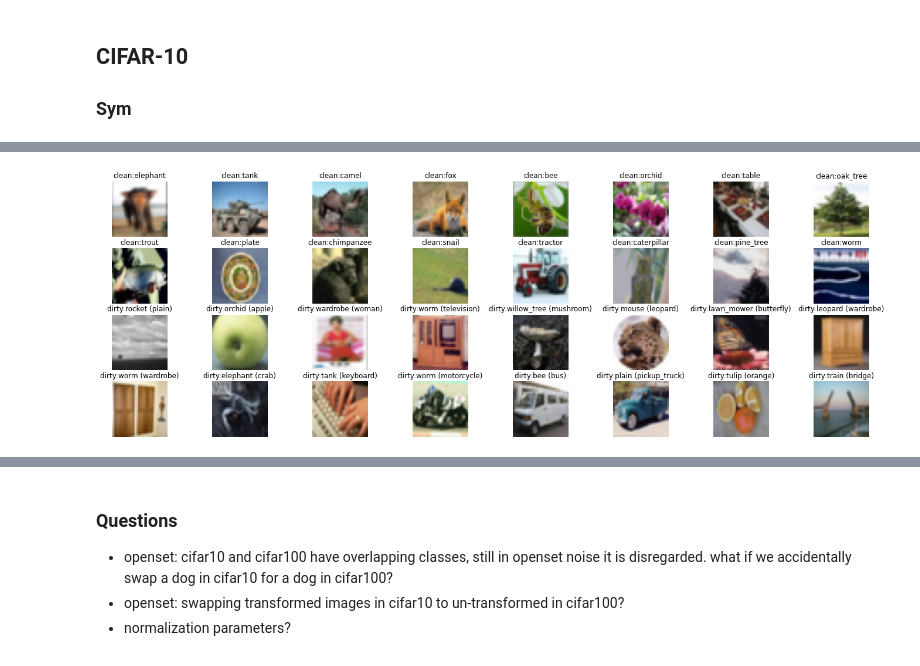
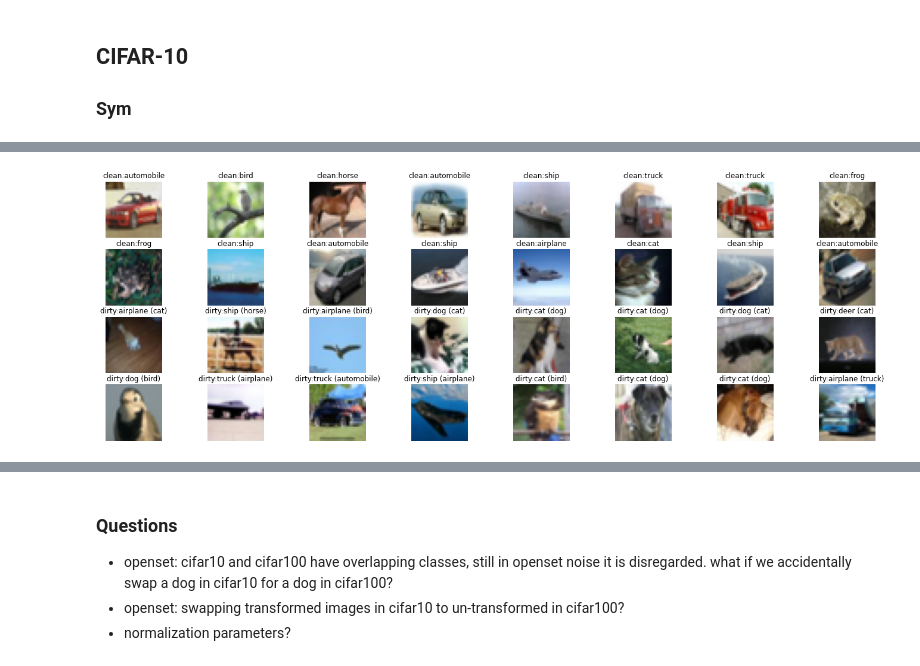
Before and after one commit to mark-antal-csizmadia/re-sln, a Jupyter notebook: scratch.ipynb, the cells around one changed output, grey strips where cells are left out. Drawn from its saved outputs; the diff is of its cells as text; code cells hidden in the pictures.

Commit message:
cifar10 and cifar100 all inherent label noise from paper and custom noise generation implementation done

```diff
--- a/scratch.ipynb
+++ b/scratch.ipynb
@@ -91,3 +31,0 @@ def get_datta_loaders():
-# %%
-dataset_name = "cifar10"
-train_dataset, test_dataset = get_datasets(dataset_name, datapath)
@@ -452,68 +382,85 @@ def show_imgs(class_to_idx_list, train_dataset, **kwargs):
         plt.imshow(img.permute(1, 2, 0))
 
     plt.show()
+# %%
+def check_combos(dataset_name, noise_mode, custom_noise):
+    cond_fail_1 = custom_noise and dataset_name in ["cifar10", "cifar100"] and noise_mode == "dependent"
+    cond_fail_2 = dataset_name == "cifar100" and noise_mode == "openset"
+    cond_fail = cond_fail_1 or cond_fail_2
+    assert not cond_fail, f"Incorrect combo: dataset_name:{dataset_name}, noise_mode:{noise_mode}, custom_noise:{custom_noise}"
+    return cond_fail
 # %% [markdown]
 ## CIFAR-10
 
 ### Sym
 # %%
-dataset_name = "cifar100"
-noise_mode = "sym"
+# dataset_names ["cifar10", "cifar100"]
+# noise_modes ["sym", "asym", "openset", "dependent"]
+# p any probability fro noise to 1 decimal, e.g.: 0.3, 0.6
+# custom_noise if True, use custom noise (not by authors in GitHub), else from their GitHub
+# make_new_custom_noise if True, make custom noise files
+
+dataset_name = "cifar10"
+noise_mode = "dependent"
 p = 0.4
+custom_noise = False
+make_new_custom_noise = False
+
+check_combos(dataset_name, noise_mode, custom_noise)
 
 if dataset_name == "cifar10":
+    means, stds = get_normalization_params(dataset_name=dataset_name, datapath=datapath)
+
     train_transform = transforms.Compose([transforms.RandomCrop(32, padding=4),
                                           transforms.RandomHorizontalFlip(),
                                           transforms.ToTensor(),
-                                          transforms.Normalize((0.4914, 0.4822, 0.4465), (0.2023, 0.1994, 0.2010))])
+                                          transforms.Normalize(means, stds)])
 
-    test_transform = transforms.Compose([transforms.ToTensor(), transforms.Normalize((0.4914, 0.4822, 0.4465), (0.2023, 0.1994, 0.2010))])
+    test_transform = transforms.Compose([transforms.ToTensor(), transforms.Normalize(means, stds)])
 
     train_dataset = datasets.CIFAR10(os.path.join(datapath, dataset_name), train=True, transform=train_transform, download=True)
-    train_dataset_viz = datasets.CIFAR10(os.path.join(datapath, dataset_name), train=True, transform=transforms.ToTensor(), download=True)
     test_dataset = datasets.CIFAR10(os.path.join(datapath, dataset_name), train=False, transform=test_transform)
 
 elif dataset_name == "cifar100":
-    train_transform = transforms.Compose([transforms.RandomCrop(32, padding=4), transforms.RandomHorizontalFlip(),
+    means, stds = get_normalization_params(dataset_name=dataset_name, datapath=datapath)
+
+    train_transform = transforms.Compose([transforms.RandomCrop(32, padding=4),
+                                          transforms.RandomHorizontalFlip(),
                                           transforms.ToTensor(),
-                                          transforms.Normalize((0.5071, 0.4867, 0.4408), (0.2675, 0.2565, 0.2761))])
+                                          transforms.Normalize(means, stds)])
 
-    test_transform = transforms.Compose([transforms.ToTensor(), transforms.Normalize((0.5071, 0.4867, 0.4408), (0.2675, 0.2565, 0.2761))])
+    test_transform = transforms.Compose([transforms.ToTensor(), transforms.Normalize(means, stds)])
 
     train_dataset = datasets.CIFAR100(os.path.join(datapath, dataset_name), train=True, transform=train_transform, download=True)
-    train_dataset_viz = datasets.CIFAR100(os.path.join(datapath, dataset_name), train=True, transform=transforms.ToTensor(), download=True)
     test_dataset = datasets.CIFAR100(os.path.join(datapath, dataset_name), train=False, transform=test_transform)
 else:
     raise Exceptiion
 
-kwargs = make_inherent_label_noise(datapath=datapath, dataset_name=dataset_name, noise_mode=noise_mode, p=p, seed=123)
-print(f"paths to files are: {kwargs}")
+if make_new_custom_noise:
+    make_inherent_label_noise(
+        datapath=datapath,
+        dataset_name=dataset_name,
+        noise_mode=noise_mode,
+        p=p,
+        seed=123
+    )
 
-# make noisy label files
-train_dataset, indices_noisy, noise_rules = add_inherent_label_noise(datapath, dataset_name, noise_mode, train_dataset, **kwargs)
+train_dataset, indices_noisy, noise_rules = add_inherent_label_noise(train_dataset, datapath, dataset_name, noise_mode, p, custom_noise)
 
-# for viz
-targets_clean = train_dataset_viz.targets
-train_dataset_viz.targets = train_dataset.targets
-train_dataset_viz.data = train_dataset.data
-
-print(f"dataset_name:{dataset_name}, noise_mode:{noise_mode}, noise_ratio:{indices_noisy.sum() / len(train_dataset.targets)}")
+print(f"dataset_name:{dataset_name}, noise_mode:{noise_mode}, noise_ratio:{indices_noisy.sum() / len(train_dataset.targets):.4f}")
 print("noise_rules")
 print(noise_rules)
 print(indices_noisy)
 
-params = {"noise_mode": noise_mode, "indices_noisy": indices_noisy}
-if noise_mode in ["sym", "asym"]:
-    params["targets_clean"] = targets_clean
-elif noise_mode == "openset":
-    pass
-else:
-    raise Exception
+
+###############
 
 show_imgs(
-    class_to_idx_list=list(train_dataset.class_to_idx.keys()),
-    train_dataset=train_dataset_viz,
-    **params
+    datapath=datapath,
+    dataset_name=dataset_name,
+    train_dataset=train_dataset,
+    noise_mode=noise_mode,
+    indices_noisy=indices_noisy
 )
 # %% [output]
 Files already downloaded and verified
@@ -536 +475 @@ noise_rules
-[figure, old version]
+[figure, new version]
```
Also changed, not shown: parts of 33 cells of this notebook, 14 other files.
